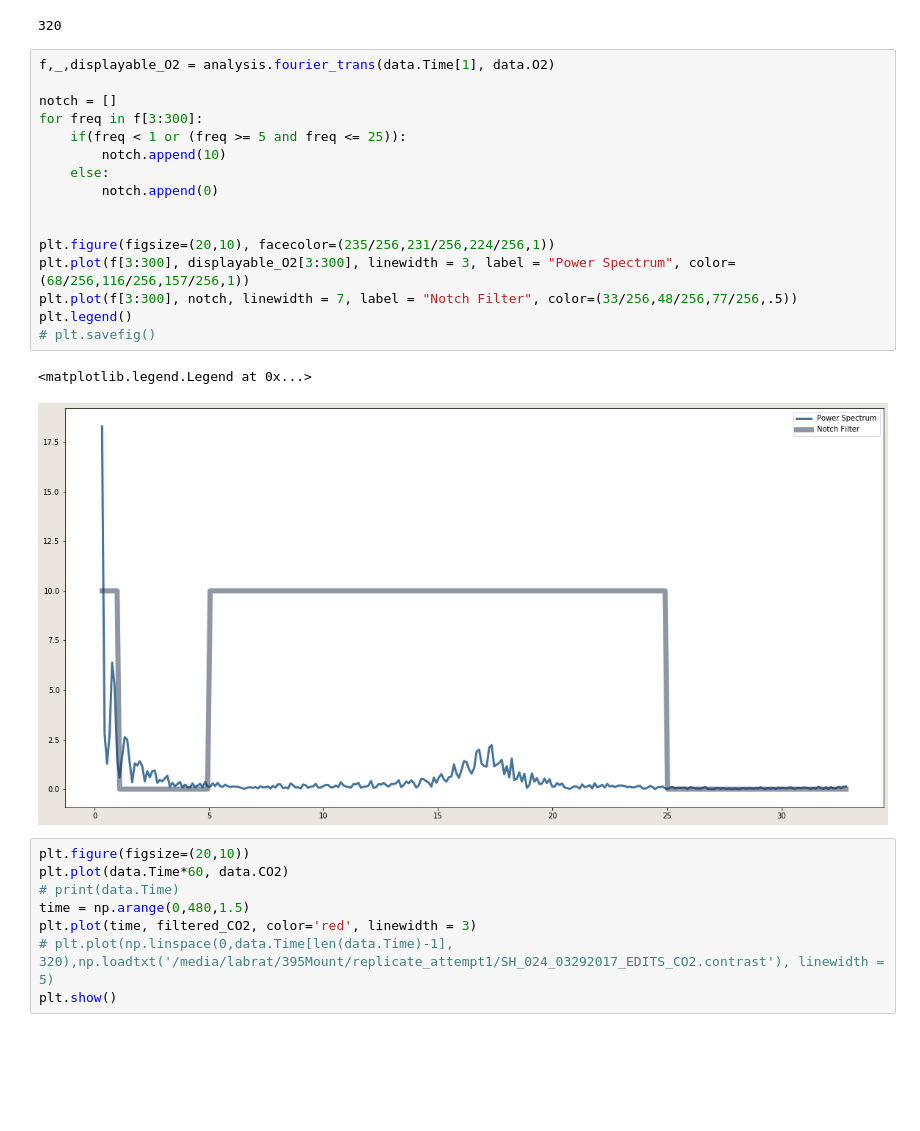
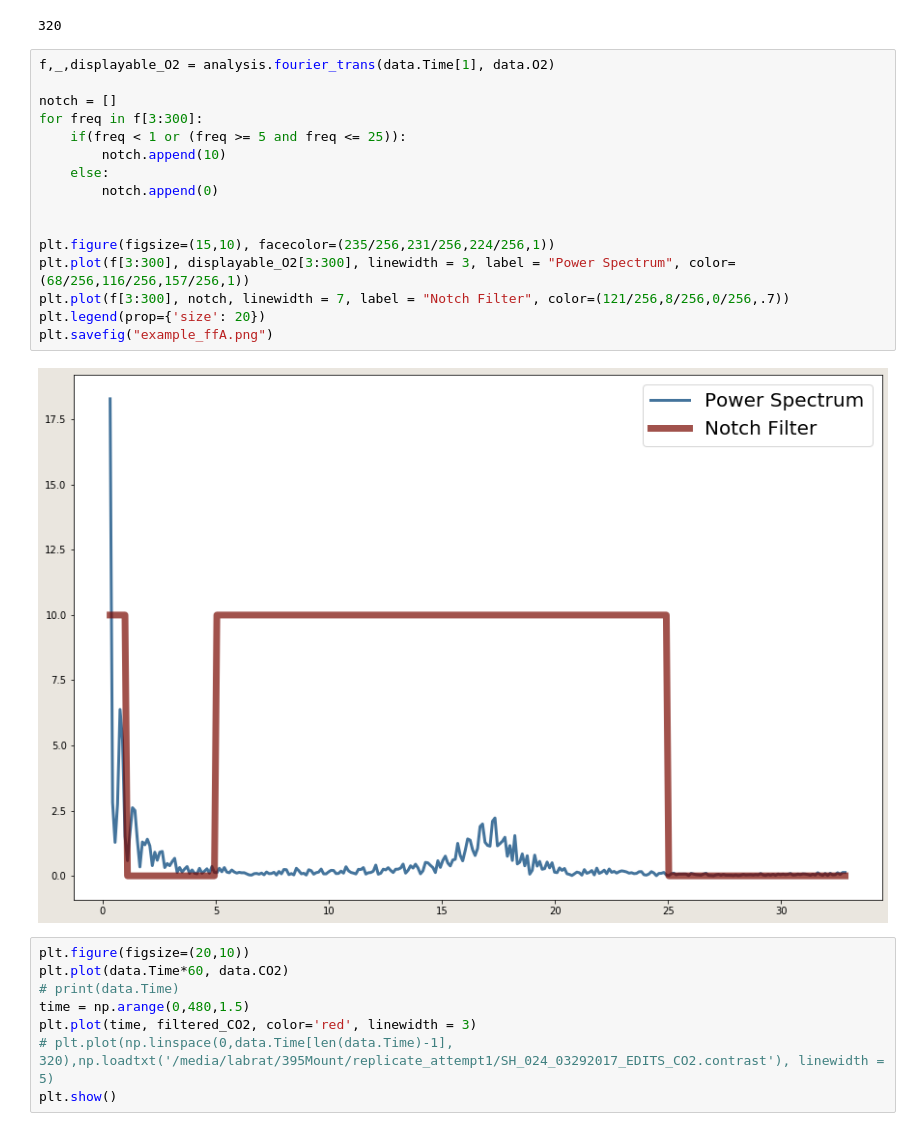
Before and after one commit to jacek257/Project-Chocolate, a Jupyter notebook: Data_processor.ipynb, the cells around one changed output. Saved outputs shown, nothing was run; the diff lists cells and outputs as text; blank space fills up the shorter version.

Commit message:
changed example graph size

```diff
--- a/Data_processor.ipynb
+++ b/Data_processor.ipynb
@@ -24,22 +24,21 @@ print(len(meants))
 # %%
 f,_,displayable_O2 = analysis.fourier_trans(data.Time[1], data.O2)
 
 notch = []
 for freq in f[3:300]:
     if(freq < 1 or (freq >= 5 and freq <= 25)):
         notch.append(10)
     else:
         notch.append(0)
 
 
-plt.figure(figsize=(20,10), facecolor=(235/256,231/256,224/256,1))
+plt.figure(figsize=(15,10), facecolor=(235/256,231/256,224/256,1))
 plt.plot(f[3:300], displayable_O2[3:300], linewidth = 3, label = "Power Spectrum", color=(68/256,116/256,157/256,1))
-plt.plot(f[3:300], notch, linewidth = 7, label = "Notch Filter", color=(33/256,48/256,77/256,.5))
-plt.legend()
-# plt.savefig()
+plt.plot(f[3:300], notch, linewidth = 7, label = "Notch Filter", color=(121/256,8/256,0/256,.7))
+plt.legend(prop={'size': 20})
+plt.savefig("example_ffA.png")
 # %% [output]
-<matplotlib.legend.Legend at 0x...>
-[figure, old version]
+[figure, new version]
 # %%
 plt.figure(figsize=(20,10))
 plt.plot(data.Time*60, data.CO2)
```
Also changed, not shown: 1 other file.
